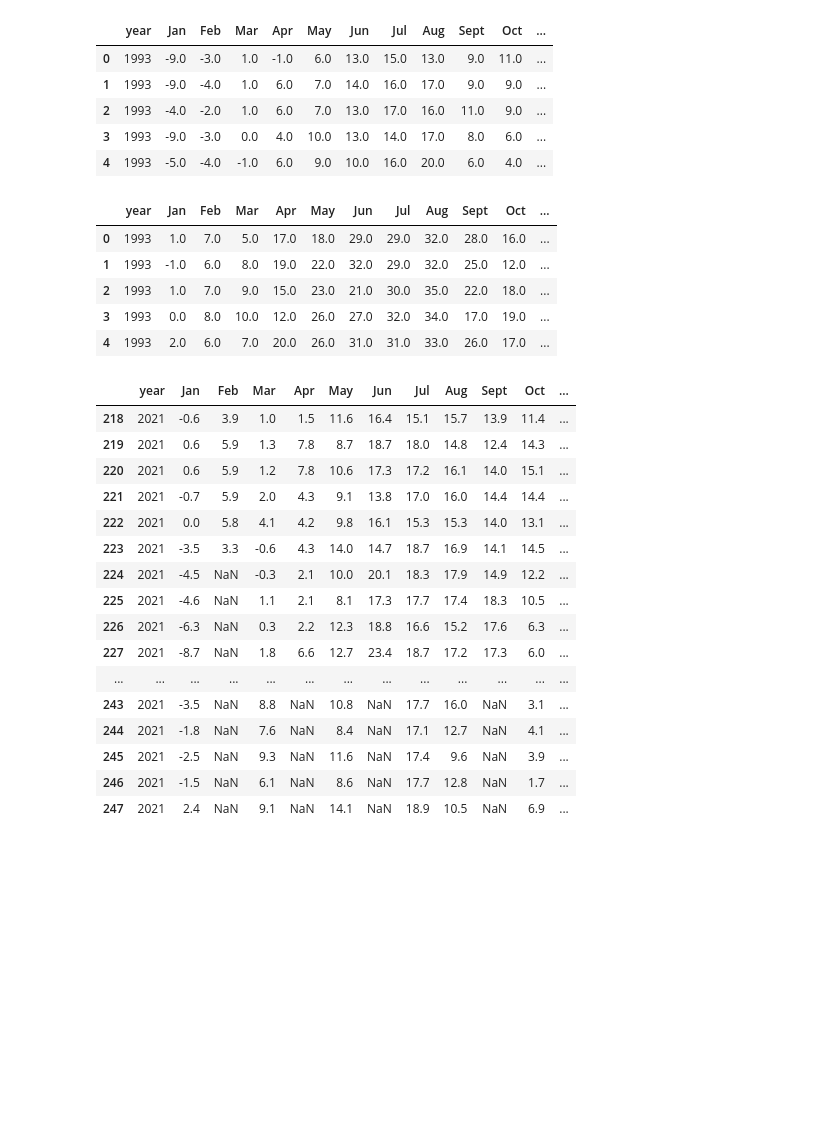
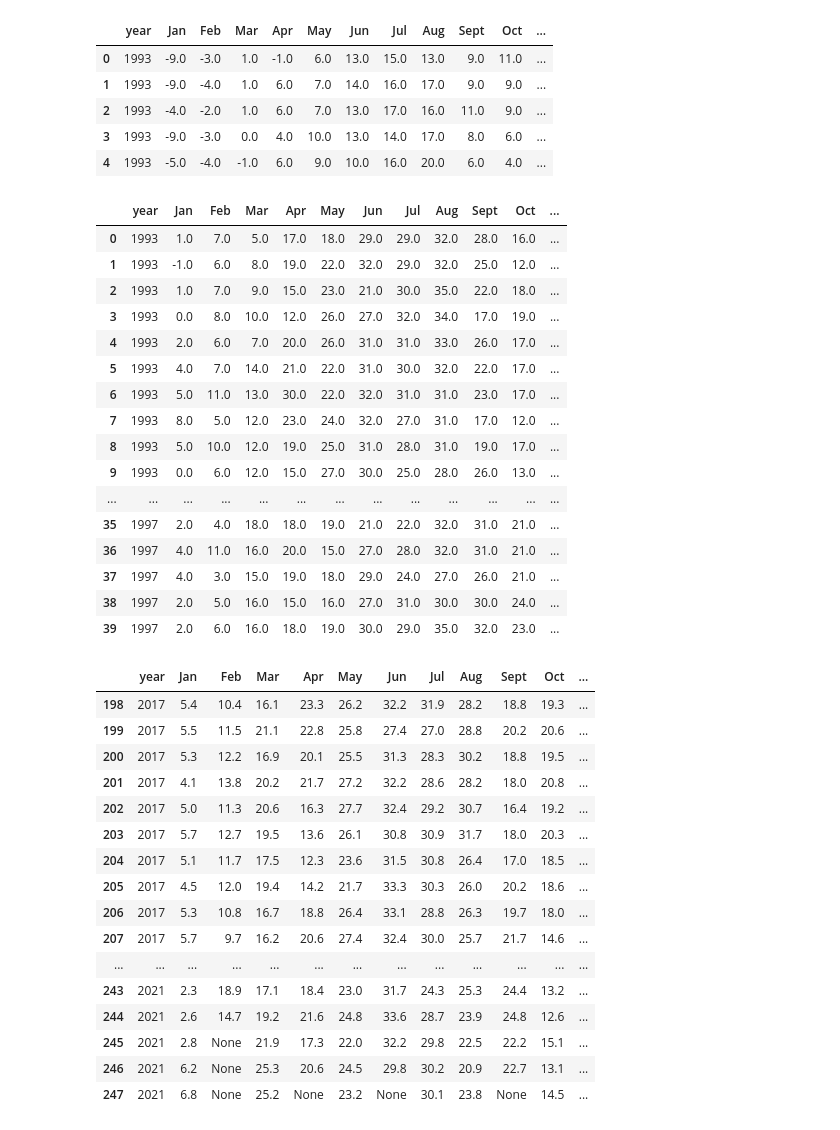
Before and after one commit to IncapacheSpark/IncapacheSpark.github.io, a Jupyter notebook: python/Preprocessingg_ass4_ridgeline.ipynb, the cells around one changed output. Saved outputs shown, nothing was run; the diff lists cells and outputs as text; code cells hidden in the pictures; blank space fills up the shorter version.

```diff
--- a/python/Preprocessingg_ass4_ridgeline.ipynb
+++ b/python/Preprocessingg_ass4_ridgeline.ipynb
@@ -91,34 +170,45 @@ df_min.head()
 | 3 | 1993 | -9.0 | -3.0 | 0.0 | 4.0 | 10.0 | 13.0 | 14.0 | 17.0 | 8.0 | 6.0 | ... |
 | 4 | 1993 | -5.0 | -4.0 | -1.0 | 6.0 | 9.0 | 10.0 | 16.0 | 20.0 | 6.0 | 4.0 | ... |
 # %%
-df_max.head()
+df_max.head(40)
 # %% [output]
 |  | year | Jan | Feb | Mar | Apr | May | Jun | Jul | Aug | Sept | Oct | ... |
 | 0 | 1993 | 1.0 | 7.0 | 5.0 | 17.0 | 18.0 | 29.0 | 29.0 | 32.0 | 28.0 | 16.0 | ... |
 | 1 | 1993 | -1.0 | 6.0 | 8.0 | 19.0 | 22.0 | 32.0 | 29.0 | 32.0 | 25.0 | 12.0 | ... |
 | 2 | 1993 | 1.0 | 7.0 | 9.0 | 15.0 | 23.0 | 21.0 | 30.0 | 35.0 | 22.0 | 18.0 | ... |
 | 3 | 1993 | 0.0 | 8.0 | 10.0 | 12.0 | 26.0 | 27.0 | 32.0 | 34.0 | 17.0 | 19.0 | ... |
 | 4 | 1993 | 2.0 | 6.0 | 7.0 | 20.0 | 26.0 | 31.0 | 31.0 | 33.0 | 26.0 | 17.0 | ... |
+| 5 | 1993 | 4.0 | 7.0 | 14.0 | 21.0 | 22.0 | 31.0 | 30.0 | 32.0 | 22.0 | 17.0 | ... |
+| 6 | 1993 | 5.0 | 11.0 | 13.0 | 30.0 | 22.0 | 32.0 | 31.0 | 31.0 | 23.0 | 17.0 | ... |
+| 7 | 1993 | 8.0 | 5.0 | 12.0 | 23.0 | 24.0 | 32.0 | 27.0 | 31.0 | 17.0 | 12.0 | ... |
+| 8 | 1993 | 5.0 | 10.0 | 12.0 | 19.0 | 25.0 | 31.0 | 28.0 | 31.0 | 19.0 | 17.0 | ... |
+| 9 | 1993 | 0.0 | 6.0 | 12.0 | 15.0 | 27.0 | 30.0 | 25.0 | 28.0 | 26.0 | 13.0 | ... |
+| ... | ... | ... | ... | ... | ... | ... | ... | ... | ... | ... | ... | ... |
+| 35 | 1997 | 2.0 | 4.0 | 18.0 | 18.0 | 19.0 | 21.0 | 22.0 | 32.0 | 31.0 | 21.0 | ... |
+| 36 | 1997 | 4.0 | 11.0 | 16.0 | 20.0 | 15.0 | 27.0 | 28.0 | 32.0 | 31.0 | 21.0 | ... |
+| 37 | 1997 | 4.0 | 3.0 | 15.0 | 19.0 | 18.0 | 29.0 | 24.0 | 27.0 | 26.0 | 21.0 | ... |
+| 38 | 1997 | 2.0 | 5.0 | 16.0 | 15.0 | 16.0 | 27.0 | 31.0 | 30.0 | 30.0 | 24.0 | ... |
+| 39 | 1997 | 2.0 | 6.0 | 16.0 | 18.0 | 19.0 | 30.0 | 29.0 | 35.0 | 32.0 | 23.0 | ... |
-# %%
-df_min.tail(30)
-# %% [output]
-|  | year | Jan | Feb | Mar | Apr | May | Jun | Jul | Aug | Sept | Oct | ... |
-| 218 | 2021 | -0.6 | 3.9 | 1.0 | 1.5 | 11.6 | 16.4 | 15.1 | 15.7 | 13.9 | 11.4 | ... |
-| 219 | 2021 | 0.6 | 5.9 | 1.3 | 7.8 | 8.7 | 18.7 | 18.0 | 14.8 | 12.4 | 14.3 | ... |
-| 220 | 2021 | 0.6 | 5.9 | 1.2 | 7.8 | 10.6 | 17.3 | 17.2 | 16.1 | 14.0 | 15.1 | ... |
-| 221 | 2021 | -0.7 | 5.9 | 2.0 | 4.3 | 9.1 | 13.8 | 17.0 | 16.0 | 14.4 | 14.4 | ... |
-| 222 | 2021 | 0.0 | 5.8 | 4.1 | 4.2 | 9.8 | 16.1 | 15.3 | 15.3 | 14.0 | 13.1 | ... |
-| 223 | 2021 | -3.5 | 3.3 | -0.6 | 4.3 | 14.0 | 14.7 | 18.7 | 16.9 | 14.1 | 14.5 | ... |
-| 224 | 2021 | -4.5 | NaN | -0.3 | 2.1 | 10.0 | 20.1 | 18.3 | 17.9 | 14.9 | 12.2 | ... |
-| 225 | 2021 | -4.6 | NaN | 1.1 | 2.1 | 8.1 | 17.3 | 17.7 | 17.4 | 18.3 | 10.5 | ... |
-| 226 | 2021 | -6.3 | NaN | 0.3 | 2.2 | 12.3 | 18.8 | 16.6 | 15.2 | 17.6 | 6.3 | ... |
-| 227 | 2021 | -8.7 | NaN | 1.8 | 6.6 | 12.7 | 23.4 | 18.7 | 17.2 | 17.3 | 6.0 | ... |
-| ... | ... | ... | ... | ... | ... | ... | ... | ... | ... | ... | ... | ... |
-| 243 | 2021 | -3.5 | NaN | 8.8 | NaN | 10.8 | NaN | 17.7 | 16.0 | NaN | 3.1 | ... |
-| 244 | 2021 | -1.8 | NaN | 7.6 | NaN | 8.4 | NaN | 17.1 | 12.7 | NaN | 4.1 | ... |
-| 245 | 2021 | -2.5 | NaN | 9.3 | NaN | 11.6 | NaN | 17.4 | 9.6 | NaN | 3.9 | ... |
-| 246 | 2021 | -1.5 | NaN | 6.1 | NaN | 8.6 | NaN | 17.7 | 12.8 | NaN | 1.7 | ... |
-| 247 | 2021 | 2.4 | NaN | 9.1 | NaN | 14.1 | NaN | 18.9 | 10.5 | NaN | 6.9 | ... |
+# %%
+df_max.tail(50)
+# %% [output]
+|  | year | Jan | Feb | Mar | Apr | May | Jun | Jul | Aug | Sept | Oct | ... |
+| 198 | 2017 | 5.4 | 10.4 | 16.1 | 23.3 | 26.2 | 32.2 | 31.9 | 28.2 | 18.8 | 19.3 | ... |
+| 199 | 2017 | 5.5 | 11.5 | 21.1 | 22.8 | 25.8 | 27.4 | 27.0 | 28.8 | 20.2 | 20.6 | ... |
+| 200 | 2017 | 5.3 | 12.2 | 16.9 | 20.1 | 25.5 | 31.3 | 28.3 | 30.2 | 18.8 | 19.5 | ... |
+| 201 | 2017 | 4.1 | 13.8 | 20.2 | 21.7 | 27.2 | 32.2 | 28.6 | 28.2 | 18.0 | 20.8 | ... |
+| 202 | 2017 | 5.0 | 11.3 | 20.6 | 16.3 | 27.7 | 32.4 | 29.2 | 30.7 | 16.4 | 19.2 | ... |
+| 203 | 2017 | 5.7 | 12.7 | 19.5 | 13.6 | 26.1 | 30.8 | 30.9 | 31.7 | 18.0 | 20.3 | ... |
+| 204 | 2017 | 5.1 | 11.7 | 17.5 | 12.3 | 23.6 | 31.5 | 30.8 | 26.4 | 17.0 | 18.5 | ... |
+| 205 | 2017 | 4.5 | 12.0 | 19.4 | 14.2 | 21.7 | 33.3 | 30.3 | 26.0 | 20.2 | 18.6 | ... |
+| 206 | 2017 | 5.3 | 10.8 | 16.7 | 18.8 | 26.4 | 33.1 | 28.8 | 26.3 | 19.7 | 18.0 | ... |
+| 207 | 2017 | 5.7 | 9.7 | 16.2 | 20.6 | 27.4 | 32.4 | 30.0 | 25.7 | 21.7 | 14.6 | ... |
+| ... | ... | ... | ... | ... | ... | ... | ... | ... | ... | ... | ... | ... |
+| 243 | 2021 | 2.3 | 18.9 | 17.1 | 18.4 | 23.0 | 31.7 | 24.3 | 25.3 | 24.4 | 13.2 | ... |
+| 244 | 2021 | 2.6 | 14.7 | 19.2 | 21.6 | 24.8 | 33.6 | 28.7 | 23.9 | 24.8 | 12.6 | ... |
+| 245 | 2021 | 2.8 | None | 21.9 | 17.3 | 22.0 | 32.2 | 29.8 | 22.5 | 22.2 | 15.1 | ... |
+| 246 | 2021 | 6.2 | None | 25.3 | 20.6 | 24.5 | 29.8 | 30.2 | 20.9 | 22.7 | 13.1 | ... |
+| 247 | 2021 | 6.8 | None | 25.2 | None | 23.2 | None | 30.1 | 23.8 | None | 14.5 | ... |
 # %%
 df_min.to_csv('data/ass_4_ridgeline_min.csv')
 df_max.to_csv('data/ass_4_ridgeline_max.csv')
```
Also changed, not shown: parts of 4 cells of this notebook, 4 other files.
